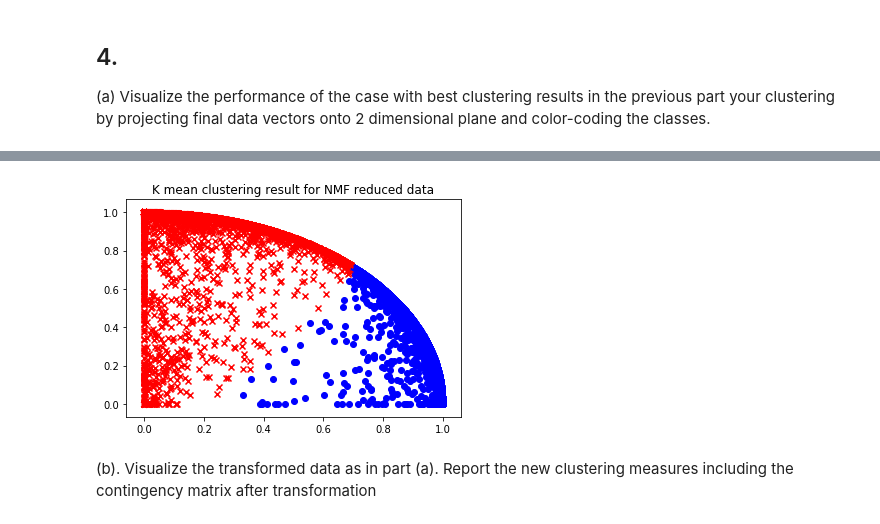
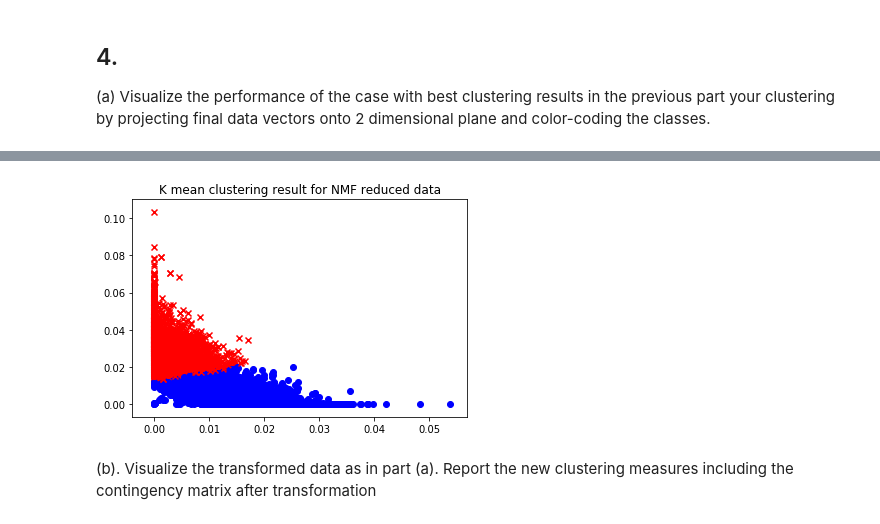
Before and after one commit to sikasjc/EE219, a Jupyter notebook: Project2/Project2.ipynb, the cells around one changed output, grey strips where cells are left out. Cells and saved outputs as stored; diff of their text form; code cells hidden in the pictures.

```diff
--- a/Project2/Project2.ipynb
+++ b/Project2/Project2.ipynb
@@ -211,19 +208,18 @@ Class2            |  946  |  706
 ## 4.
 (a) Visualize the performance of the case with best clustering results in the previous part your clustering by projecting final data vectors onto 2 dimensional plane and color-coding the classes.
 # %%
-SVD = TruncatedSVD(n_components=50, random_state=42)
+SVD = TruncatedSVD(n_components=2, random_state=42)
 transformed_tfidf = SVD.fit_transform(tfidf_dataset)
-km = KMeans(n_clusters=2, init='k-means++', max_iter=100, n_init=1)
-normal_tfidf = normalizer.fit_transform(transformed_tfidf)
-km.fit(normal_tfidf)
+km = KMeans(n_clusters=2, init='k-means++', max_iter=100, n_init=30)
+km.fit(transformed_tfidf)
 
 plt.title("K mean clustering result for LSI reduced data")
-for i in range(len(normal_tfidf[:, 0])):
+for i in range(len(transformed_tfidf[:, 0])):
     if km.labels_[i] == 0:
-        plt.scatter(normal_tfidf[i, 0], normal_tfidf[i, 1], c='r',
+        plt.scatter(transformed_tfidf[i, 0], transformed_tfidf[i, 1], c='r',
                     marker='x')
     elif km.labels_[i] == 1:
-        plt.scatter(normal_tfidf[i, 0], normal_tfidf[i, 1], c='b',
+        plt.scatter(transformed_tfidf[i, 0], transformed_tfidf[i, 1], c='b',
                     marker='o')
 plt.show()
 # %% [output]
@@ -231,20 +227,19 @@ plt.show()
 # %%
-trainNMF = NMF(n_components=3, init='random', random_state=42)
+trainNMF = NMF(n_components=2, init='random', random_state=42)
 NMF_dataset = trainNMF.fit_transform(tfidf_dataset)
-km = KMeans(n_clusters=2, init='k-means++', max_iter=100, n_init=1)
-normal_nmf_tfidf = normalizer.fit_transform(NMF_dataset)
-km.fit(normal_nmf_tfidf)
+km = KMeans(n_clusters=2, init='k-means++', max_iter=100, n_init=30)
+km.fit(NMF_dataset)
 
 plt.title("K mean clustering result for NMF reduced data")
-for i in range(len(normal_tfidf[:, 0])):
+for i in range(len(NMF_dataset[:, 0])):
     if km.labels_[i] == 0:
-        plt.scatter(normal_nmf_tfidf[i, 0], normal_nmf_tfidf[i, 1], c='r',
+        plt.scatter(NMF_dataset[i, 0], NMF_dataset[i, 1], c='r',
                     marker='x')
     elif km.labels_[i] == 1:
-        plt.scatter(normal_nmf_tfidf[i, 0], normal_nmf_tfidf[i, 1], c='b',
+        plt.scatter(NMF_dataset[i, 0], NMF_dataset[i, 1], c='b',
                     marker='o')
 plt.show()
 # %% [output]
-[figure, old version]
+[figure, new version]
 # %% [markdown]
 (b). Visualize the transformed data as in part (a). Report the new clustering measures including the contingency matrix after transformation
```
Also changed, not shown: parts of 9 cells of this notebook, 1 other file.
